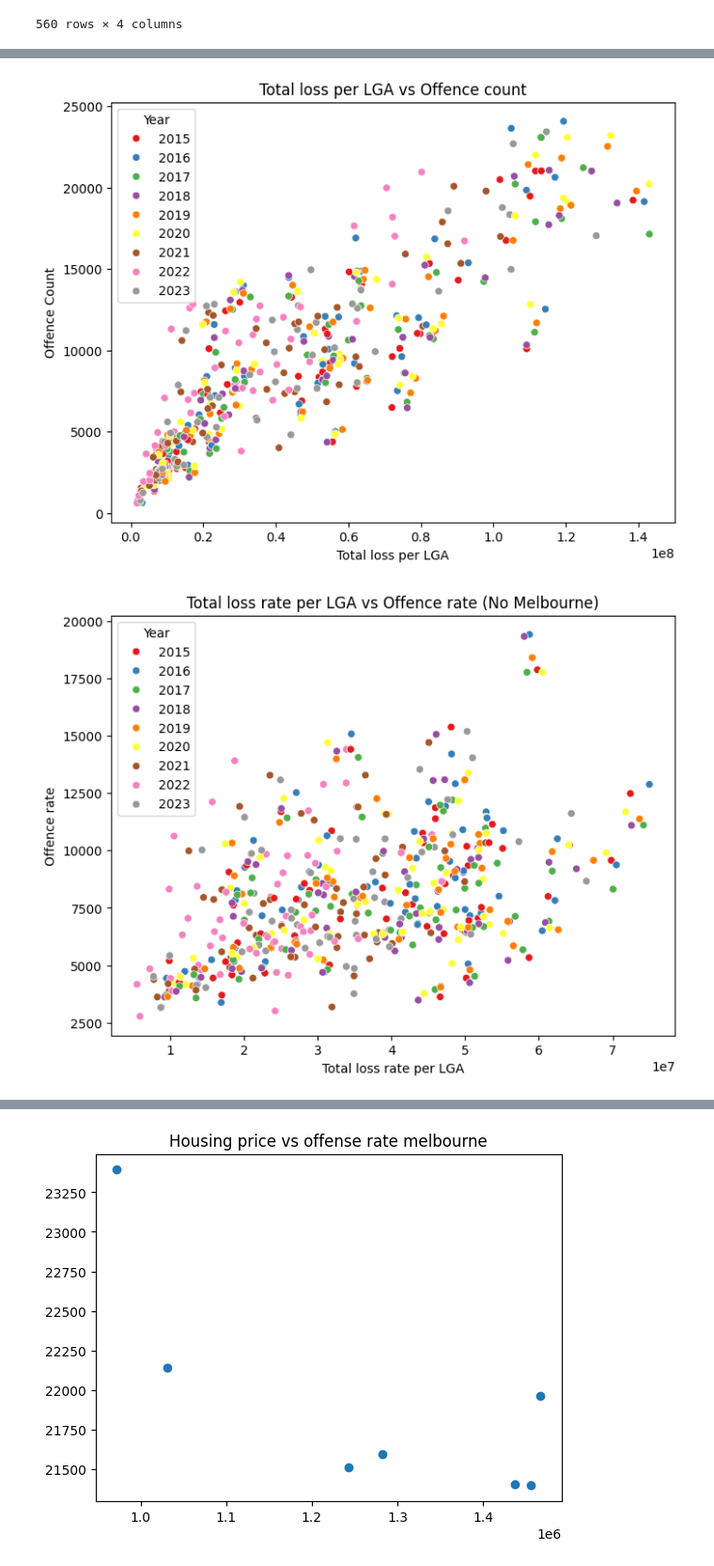
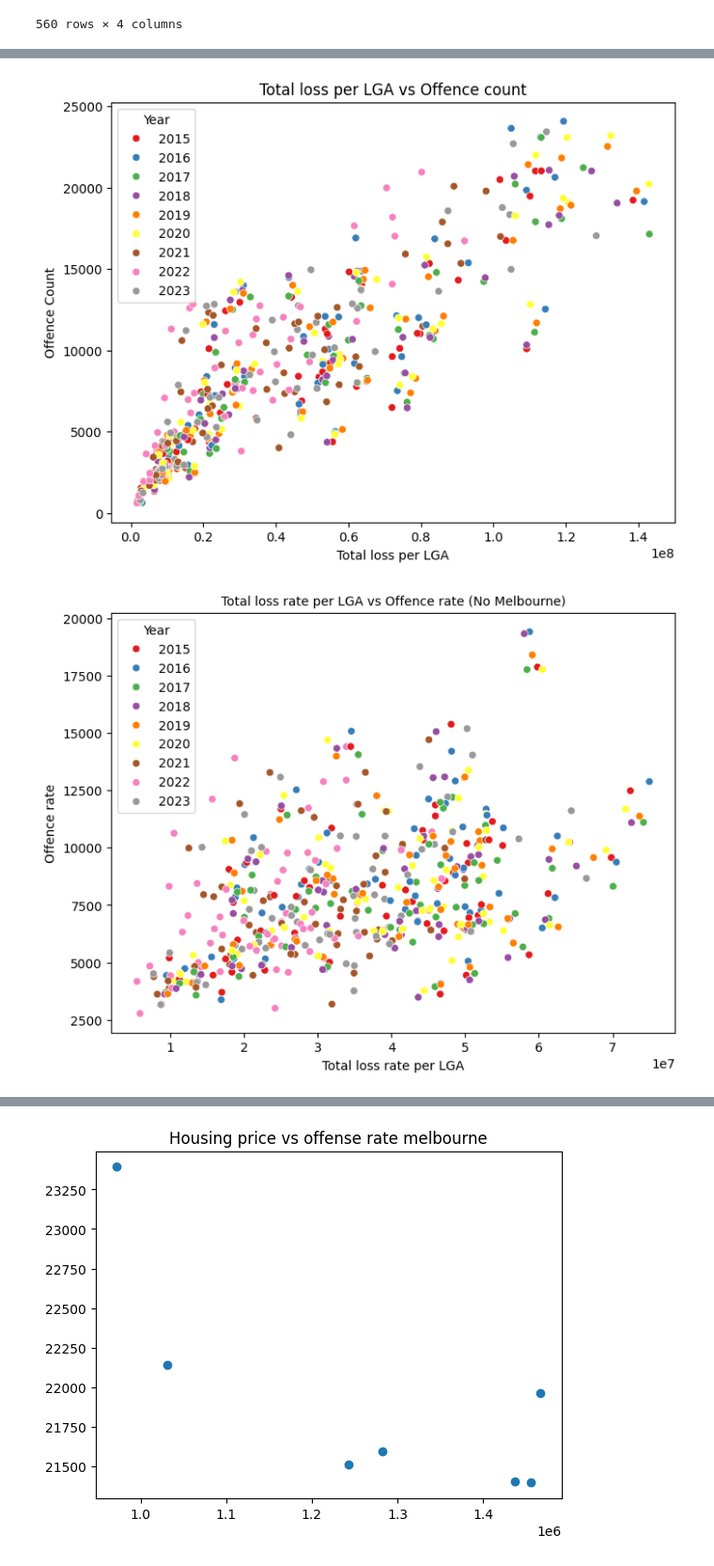
Before and after one commit to khangluong2004/COMP20008_Assignment2, a Jupyter notebook: khang/eda.ipynb, the cells around one changed output, grey strips where cells are left out. Shown at 94% size. Drawn from its saved outputs; the diff is of its cells as text; code cells hidden in the pictures.

```diff
--- a/khang/eda.ipynb
+++ b/khang/eda.ipynb
@@ -702,6 +730,7 @@ for lga in preProcess.cleanedEgm.index:
 
 # Create scatter plot using Seaborn
 plt.figure(figsize=(8, 6))
+plt.tight_layout()
 sns.scatterplot(x='loss', y='offence_count', hue='Year', palette='Set1', data=egm_offence_data, legend=True)
 
 # Add labels and title
@@ -718,7 +747,7 @@ sns.scatterplot(x='loss_rate', y='offence_rate', hue='Year', palette='Set1', dat
 # Add labels and title
 plt.xlabel('Total loss rate per LGA')
 plt.ylabel('Offence rate')
-plt.title('Total loss rate per LGA vs Offence rate (No Melbourne)')
+plt.title('Total loss rate per LGA vs Offence rate (No Melbourne)', fontsize=10)
 
 plt.show()
 
@@ -749,34 +778,34 @@ print(getNMI(loss_rates, offence_rates))
 print("NMI between population and offence_rate")
 print(getNMI(np.array(egm_offence_data["population"]), np.array(egm_offence_data["offence_rate"])))
 
 fig, axs = plt.subplots(1, 2)
 
 # Plot the correlation coefficient
 # plt.figure()
 # plt.title("Correlation coefficient across lga")
 # plt.boxplot(scores["corr_coeff"])
 # plt.show()
 
 axs[0].set_title("Correlation coefficient across lga")
 axs[0].boxplot(scores["corr_coeff"])
 
 
 # Plot the NMI
 axs[1].set_title("NMI across lga")
 axs[1].boxplot(scores["NMI"])
 
 
 # Plot population
 egm_frame = pd.DataFrame(egm_offence_data)
 egm_group = egm_frame.groupby("Year")["population"].mean()
 print(egm_group)
 plt.figure()
 plt.title("Population trend")
 sns.scatterplot(x=egm_group.index, y=egm_group.values)
 plt.show()
 # %% [output]
 [figure]
-[figure, old version]
+[figure, new version]
 [figure]
 Correlation coefficients for loss and offence_count
 [[1.         0.86310777]
```
Also changed, not shown: parts of 4 cells of this notebook, 3 other files.
